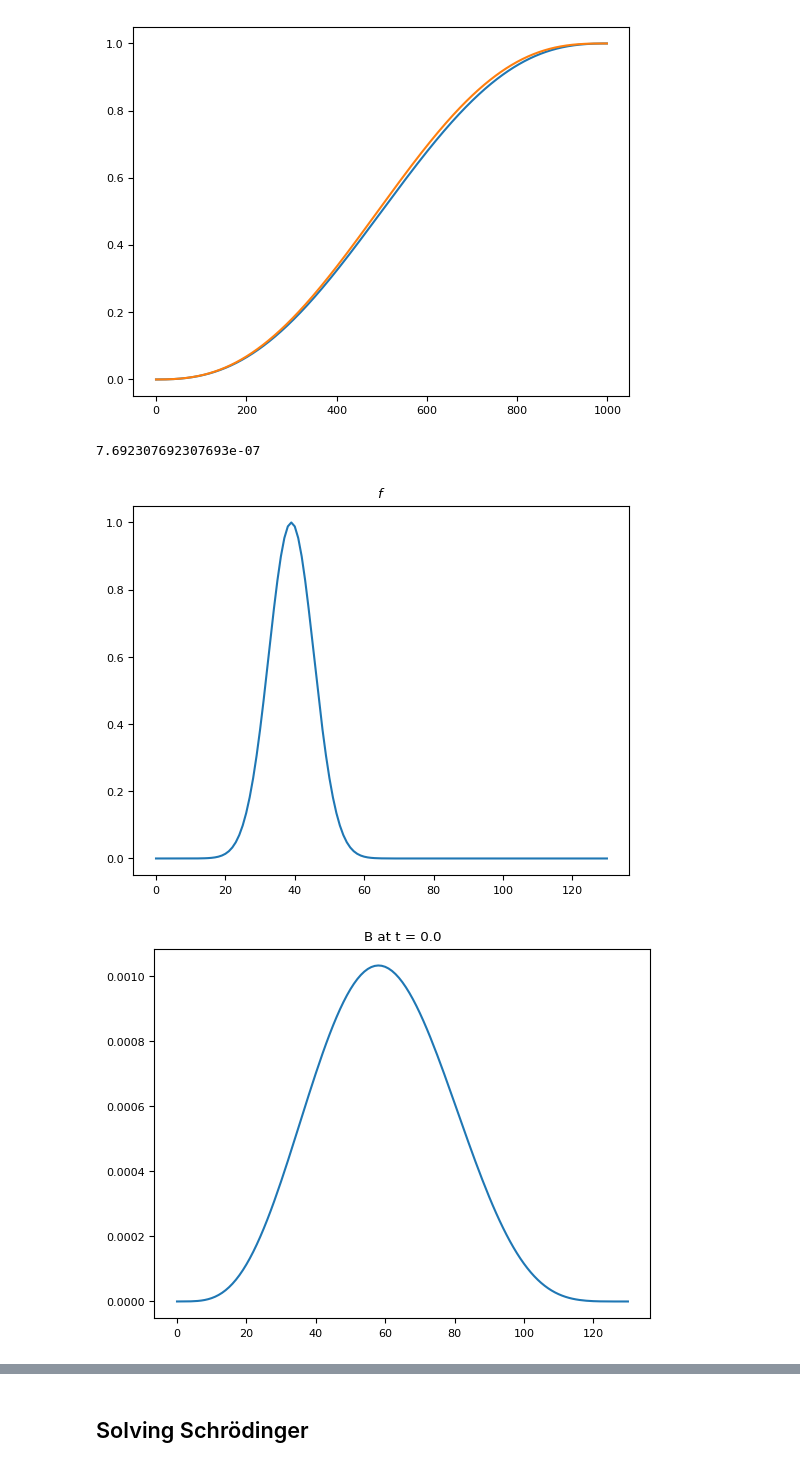
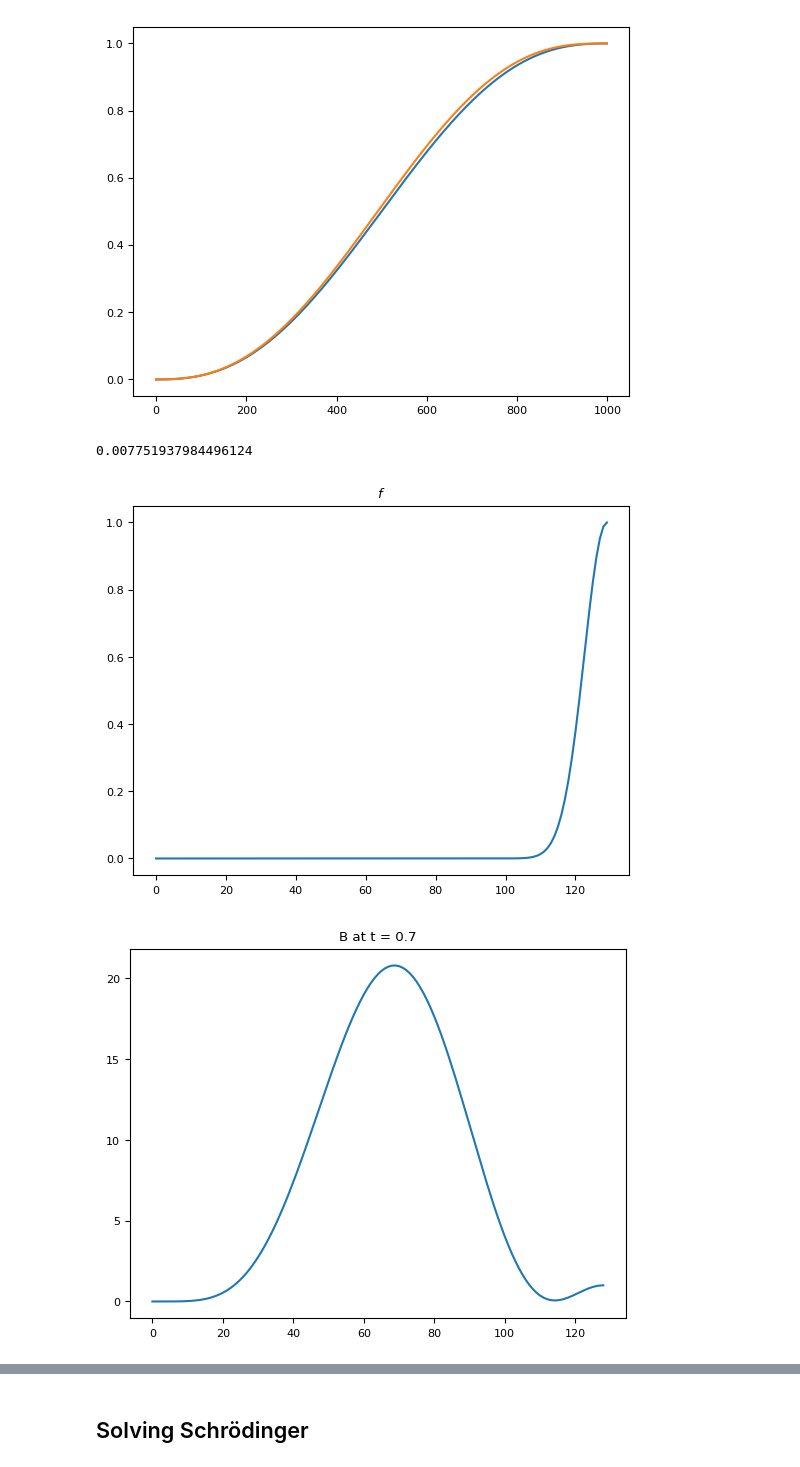
Before and after one commit to KunkelAlexander/fdm-hybrid-scheme, a Jupyter notebook: dirichlet_spectral.ipynb, the cells around one changed output, grey strips where cells are left out. Cells and saved outputs as stored; diff of their text form; code cells hidden in the pictures.

```diff
--- a/dirichlet_spectral.ipynb
+++ b/dirichlet_spectral.ipynb
@@ -782,6 +782,9 @@ def selectBC(psi, bc_ind):
         ind1 = 0
         ind2 = Nx - 1
 
+        if ( Nx - 1 ) % 2 != 0:
+            raise ValueError("Periodic FFT requires even grid size to work well!")
+
 
     # assign initial condition for p, just selecting representative sample
     p = psi[ind1 : ind2]
@@ -1402,22 +1405,22 @@ def run(L, N, x, dx, dt, v, r, t, BC, mode, derivative_mode, h, bc_boundary, fd_
 # %%
 
 L = 1
-N = 131
+N = 130
 x, dx = computeX(0, L, N)
-v = 100
+v = 1
 dt = dx/v**2
 print(dt)
 r = (v * dt)**2
-t = 0.0
+t = 0.7
 BC = PERIODIC
 mode = MNONIC_PERIODIC
 derivative_mode = FOURTH_ORDER
 h = dx
 bc_boundary = 6
-fd_boundary = 0
-
-run(L, N, x, dx, dt, v, r, t, BC, mode, derivative_mode, h, bc_boundary, fd_boundary)
+fd_lb = 1
+fd_rb = 0
+run(L, N, x, dx, dt, v, r, t, BC, mode, derivative_mode, h, bc_boundary, fd_lb, fd_rb)
 # %% [output]
-7.692307692307693e-07
+0.007751937984496124
-[figure, old version]
+[figure, new version]
-[figure, old version]
+[figure, new version]
```
Also changed, not shown: parts of 6 cells of this notebook.
